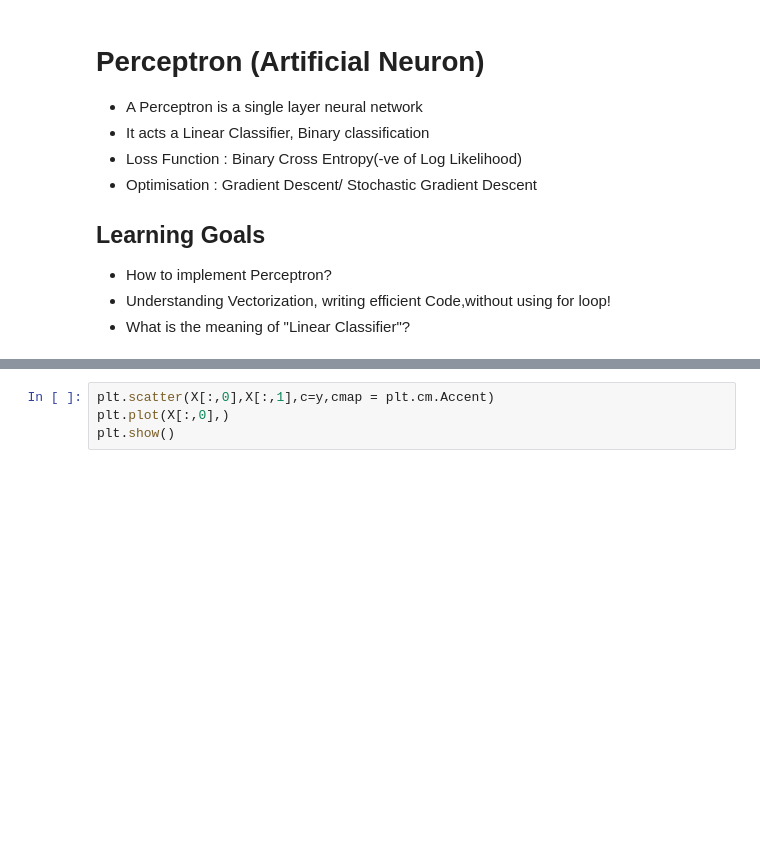
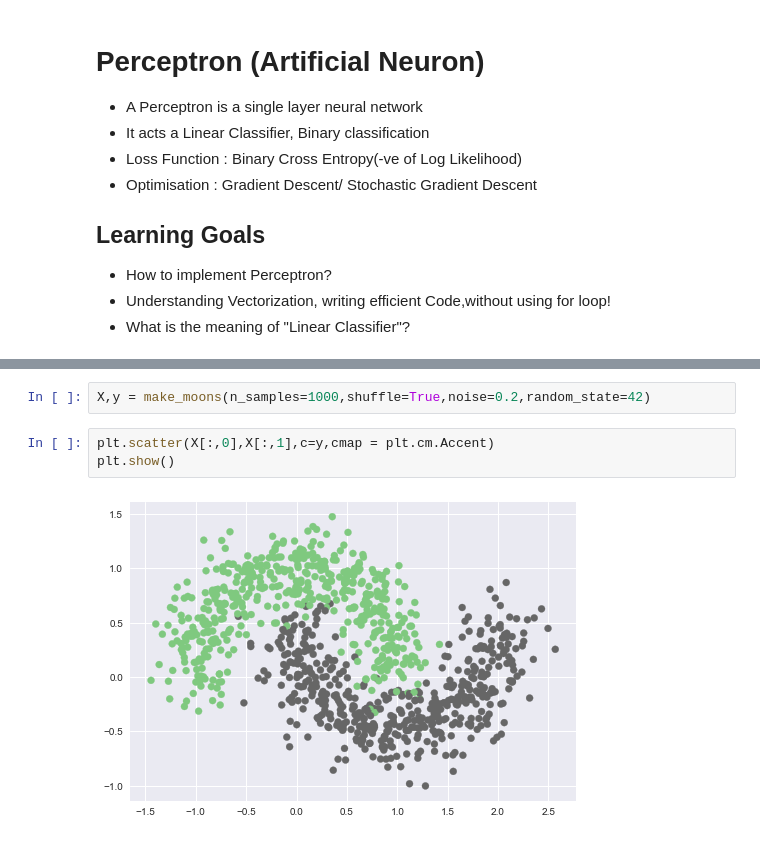
Before and after one commit to JayantGoel001/Deep-Learning, a Jupyter notebook: Perceptron.ipynb, the cells around one changed output, grey strips where cells are left out. Cells and saved outputs as stored; diff of their text form; blank space fills up the shorter version.

```diff
--- a/Perceptron.ipynb
+++ b/Perceptron.ipynb
@@ -67,4 +90,7 @@ x2 = -(weights[1] * X[:,0] + wei)
+# %%
+X,y = make_moons(n_samples=1000,shuffle=True,noise=0.2,random_state=42)
 # %%
 plt.scatter(X[:,0],X[:,1],c=y,cmap = plt.cm.Accent)
-plt.plot(X[:,0],)
 plt.show()
+# %% [output]
+[figure, added]
```
Also changed, not shown: parts of 15 cells of this notebook.
